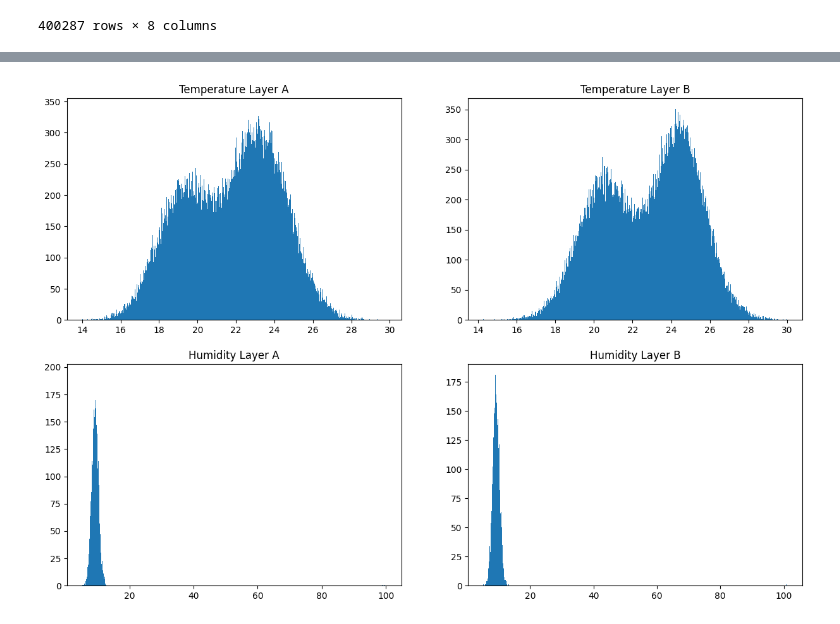
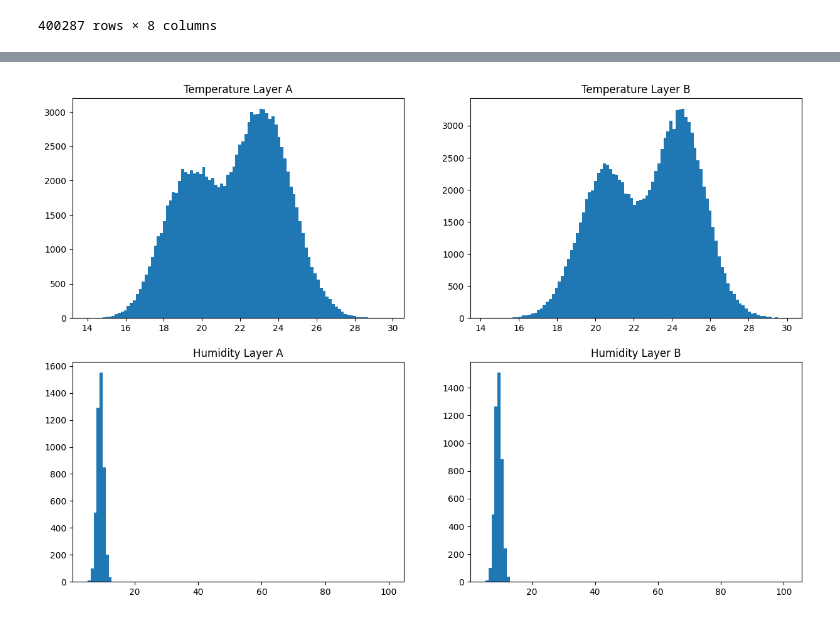
Before and after one commit to KonstantinMosin/data-processing, a Jupyter notebook: src/processing.ipynb, the cells around one changed output, grey strips where cells are left out. Saved outputs shown, nothing was run; the diff lists cells and outputs as text; code cells hidden in the pictures.

```diff
--- a/src/processing.ipynb
+++ b/src/processing.ipynb
@@ -24,6 +54,9 @@ df['Timestamp'] = df['Timestamp'] - df['Timestamp'].min()
 # %%
-df['Temperature Layer A'] = df['Temperature Layer A'].str.replace('°C', '')
-df['Temperature Layer B'] = df['Temperature Layer B'].str.replace('°C', '')
+import numpy as np
 
-df['Humidity Layer A'] = df['Humidity Layer A'].str.replace('g/m3', '')
-df['Humidity Layer B'] = df['Humidity Layer B'].str.replace('g/m3', '')
+df['Temperature Layer A'] = df['Temperature Layer A'].str.replace('°C', '').astype(np.float64)
+df['Temperature Layer B'] = df['Temperature Layer B'].str.replace('°C', '').astype(np.float64)
+
+df['Humidity Layer A'] = df['Humidity Layer A'].str.replace('g/m3', '').astype(np.float64)
+df['Humidity Layer B'] = df['Humidity Layer B'].str.replace('g/m3', '').astype(np.float64)
+df
@@ -45,0 +77,3 @@ df
+# %%
+df = df.dropna(how='all', subset=['Temperature Layer A', 'Temperature Layer B', 'Humidity Layer A', 'Humidity Layer B'])
+df
@@ -46,27 +94,25 @@ df
 # %%
 import numpy as np
 import matplotlib.pyplot as plt
 
 plt.rcParams['figure.figsize'] = [15, 10]
 
-bins = 1000
+bins = 100
 
 fig, axs = plt.subplots(2, 2)
 
-vectorize = lambda X : np.float64([x for x in X])
-
-axs[0, 0].hist(vectorize(df['Temperature Layer A'].values), bins=bins)
+axs[0, 0].hist(df['Temperature Layer A'].values, bins=bins)
 axs[0, 0].set_title('Temperature Layer A')
 
-axs[0, 1].hist(vectorize(df['Temperature Layer B'].values), bins=bins)
+axs[0, 1].hist(df['Temperature Layer B'].values, bins=bins)
 axs[0, 1].set_title('Temperature Layer B')
 
-axs[1, 0].hist(vectorize(df['Humidity Layer A'].values), bins=bins)
+axs[1, 0].hist(df['Humidity Layer A'].values, bins=bins)
 axs[1, 0].set_title('Humidity Layer A')
 
-axs[1, 1].hist(vectorize(df['Humidity Layer B'].values), bins=bins)
+axs[1, 1].hist(df['Humidity Layer B'].values, bins=bins)
 axs[1, 1].set_title('Humidity Layer B')
 
 plt.show()
 # %% [output]
-[figure, old version]
+[figure, new version]
```
Also changed, not shown: parts of 7 cells of this notebook.
